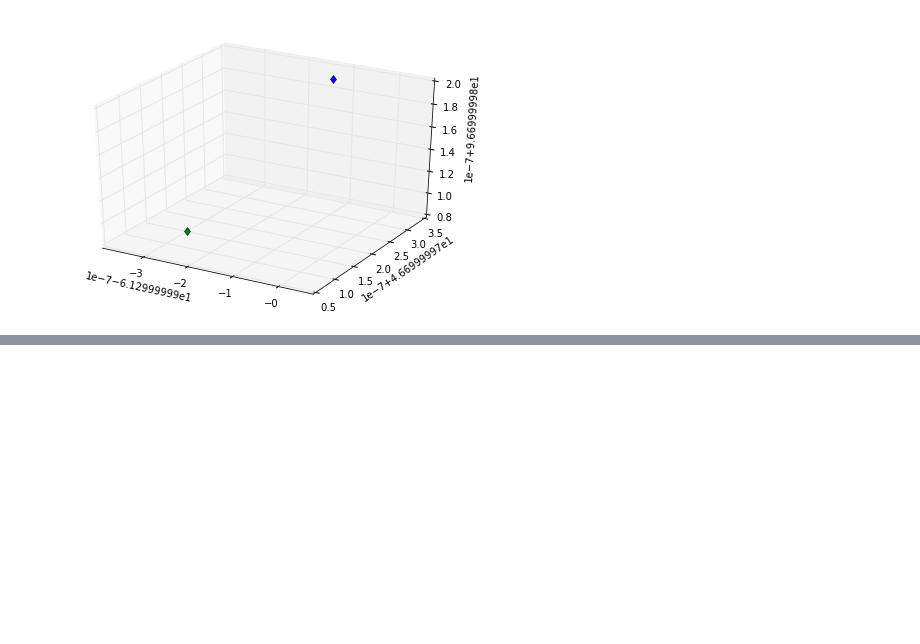
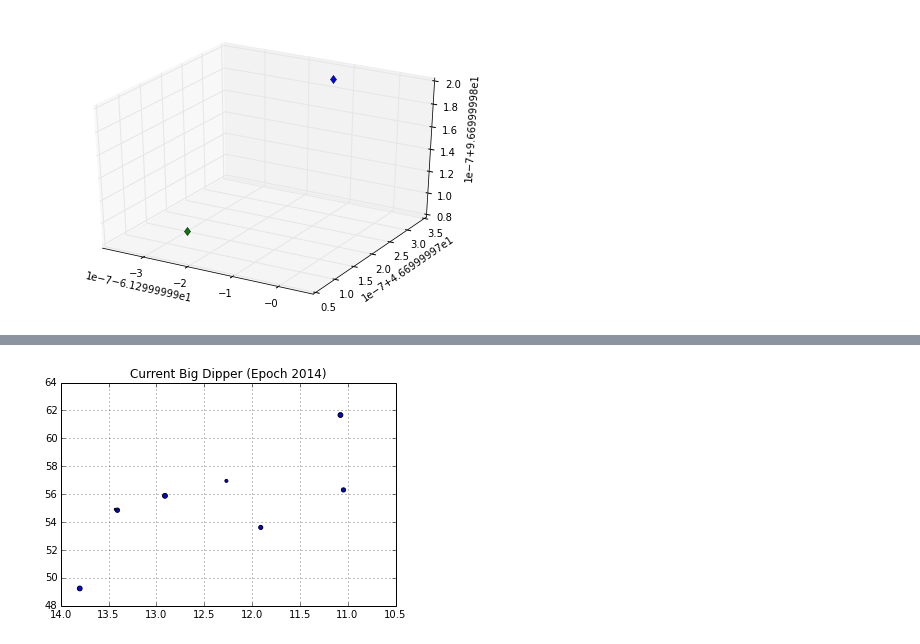
Before and after one commit to dreamalligator/asterisms, a Jupyter notebook: notebooks/proper-motion.ipynb, the cells around one changed output, grey strips where cells are left out. Cells and saved outputs as stored; diff of their text form; code cells hidden in the pictures; blank space fills up the shorter version.

```diff
--- a/notebooks/proper-motion.ipynb
+++ b/notebooks/proper-motion.ipynb
@@ -33,0 +94,5 @@ alphaUM(100000)
+# %%
+present_uma = const(UMa,year='2014',epoch='2014',title='Current Big Dipper (Epoch 2014)')
+#savefig('uma_present_epoch.png')
+# %% [output]
+[figure, added]
```
Also changed, not shown: parts of 11 cells of this notebook, 8 other files.
